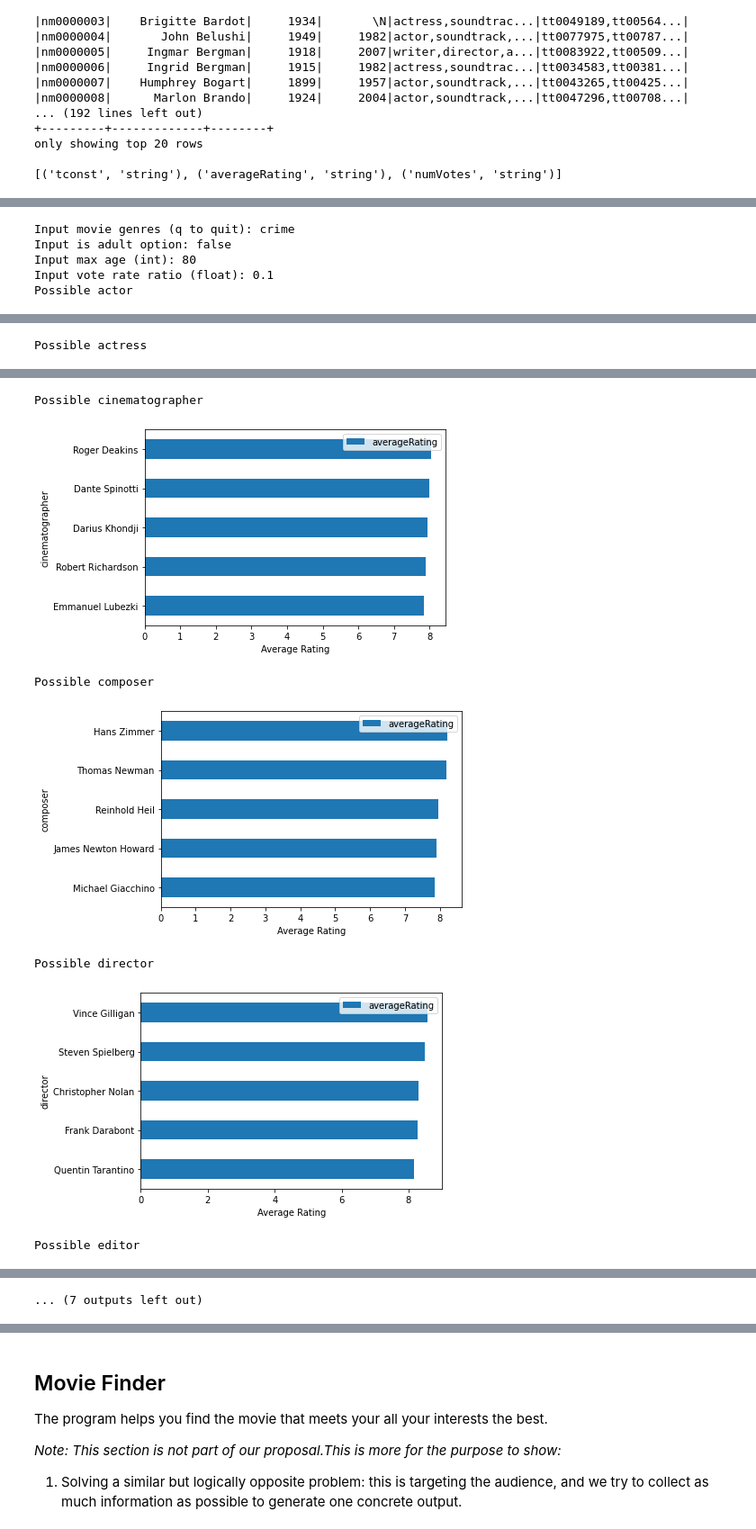
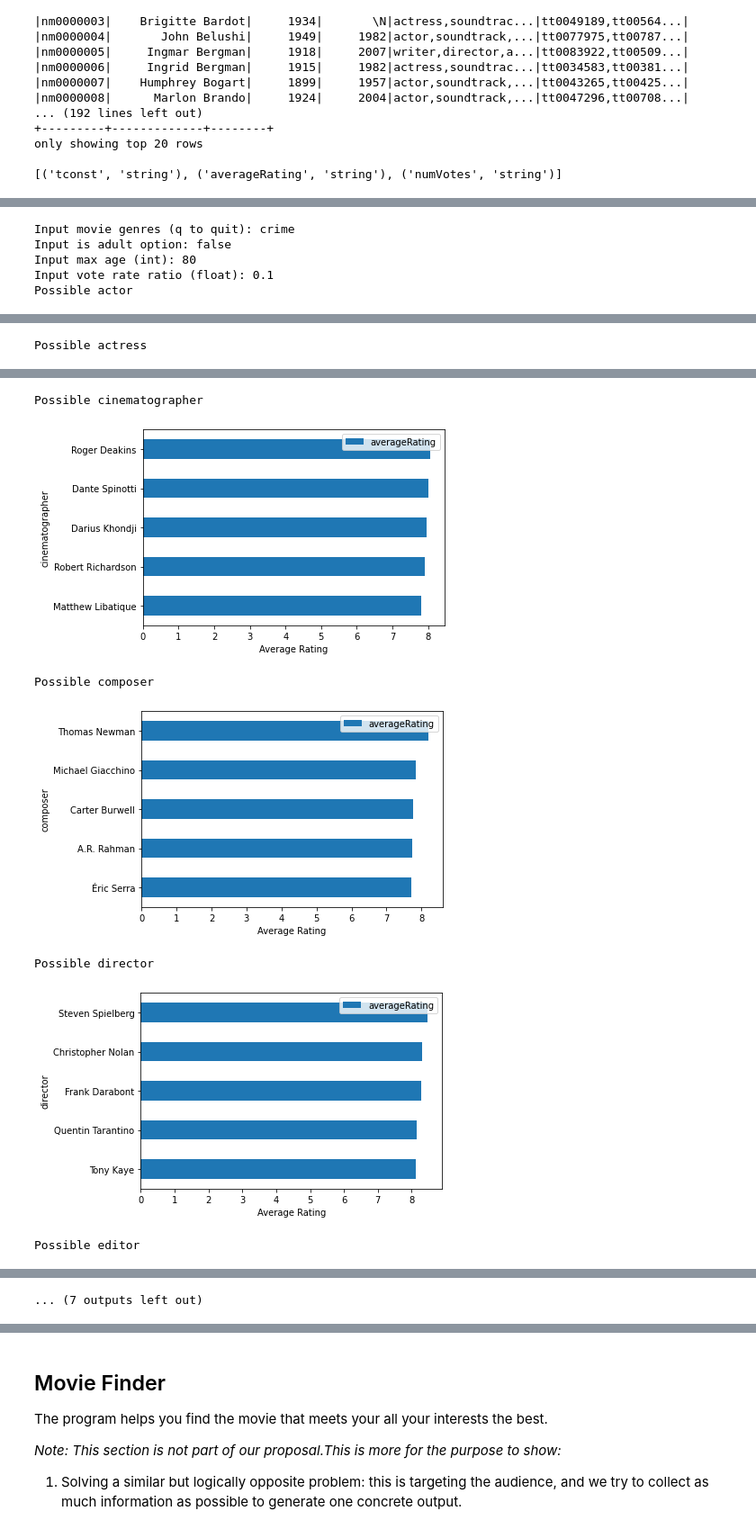
Before and after one commit to MingruiZhangW/IMDbBigData, a Jupyter notebook: IMDbBigData.ipynb, the cells around one changed output, grey strips where cells are left out. Shown: that part at 90% size. Drawn from its saved outputs; the diff is of its cells as text; code cells hidden in the pictures.

```diff
--- a/IMDbBigData.ipynb
+++ b/IMDbBigData.ipynb
@@ -235,7 +227,9 @@ def suggestMovieProduction(genresArrayString, isAdult, maxAge, voteRateRatio):
   titleBasicsMovie = titleBasicsRaw.filter(titleBasicsRaw.titleType == "movie")
 
   # Process rateVoteRatio first
-  titleRatingsWithVRR = titleRatingsRaw.withColumn("voteRateRatio", titleRatingsRaw.numVotes/titleRatingsRaw.averageRating)
+  titleRatingsWithVRR = titleRatingsRaw.withColumn("averageRating", titleRatingsRaw["averageRating"].cast("float"))
+  titleRatingsWithVRR = titleRatingsWithVRR.withColumn("numVotes", titleRatingsWithVRR["numVotes"].cast("float"))
+  titleRatingsWithVRR = titleRatingsWithVRR.withColumn("voteRateRatio", titleRatingsWithVRR.numVotes * titleRatingsWithVRR.averageRating)
   maxVRR = titleRatingsWithVRR.orderBy("voteRateRatio", ascending=False).head()[3]
   VRRfilter = maxVRR * voteRateRatio
 
@@ -350,7 +344,6 @@ while True:
       inputGenreOriginal = genresString
       break
 
-
     inputGenreSp = inputGenreOriginal.split(',')
 
     toContinue = False
@@ -404,7 +397,7 @@ Possible actress
 Possible cinematographer
-[figure, old version]
+[figure, new version]
 Possible composer
-[figure, old version]
+[figure, new version]
 Possible director
-[figure, old version]
+[figure, new version]
 Possible editor
```
Also changed, not shown: parts of 6 cells of this notebook.
